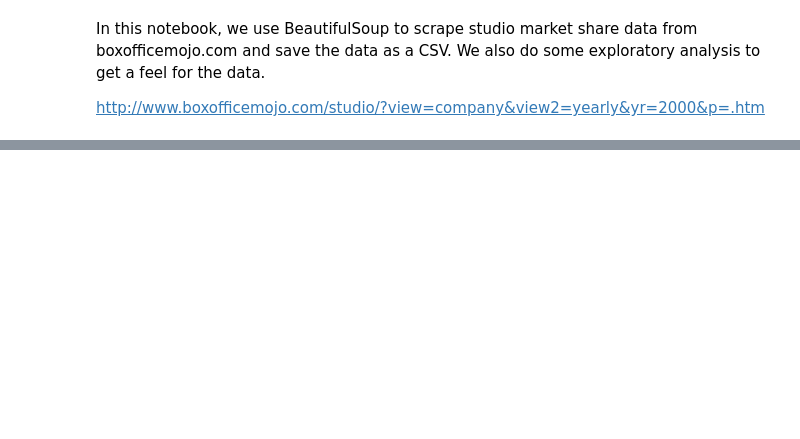
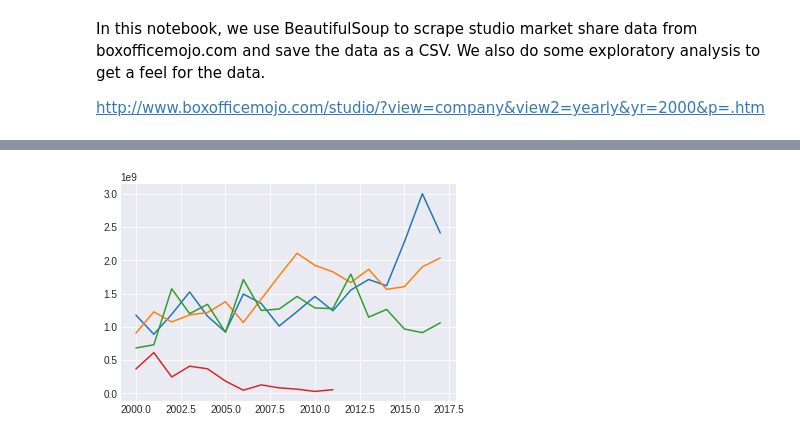
Before and after one commit to danallison/metis-work, a Jupyter notebook: week02-luther/StudioMarketShareScraping.ipynb, the cells around one changed output, grey strips where cells are left out. Cells and saved outputs as stored; diff of their text form; code cells hidden in the pictures; blank space fills up the shorter version.

```diff
--- a/week02-luther/StudioMarketShareScraping.ipynb
+++ b/week02-luther/StudioMarketShareScraping.ipynb
@@ -59,0 +67,7 @@ df.head()
+# %%
+studios = df.loc[df.movies_tracked > 20].distributor.unique()[0:4]
+for studio in studios:
+    _df = df.loc[df.distributor == studio]
+    plt.plot(_df.year, _df.total_gross);
+# %% [output]
+[figure, added]
```
Also changed, not shown: parts of 3 cells of this notebook.
